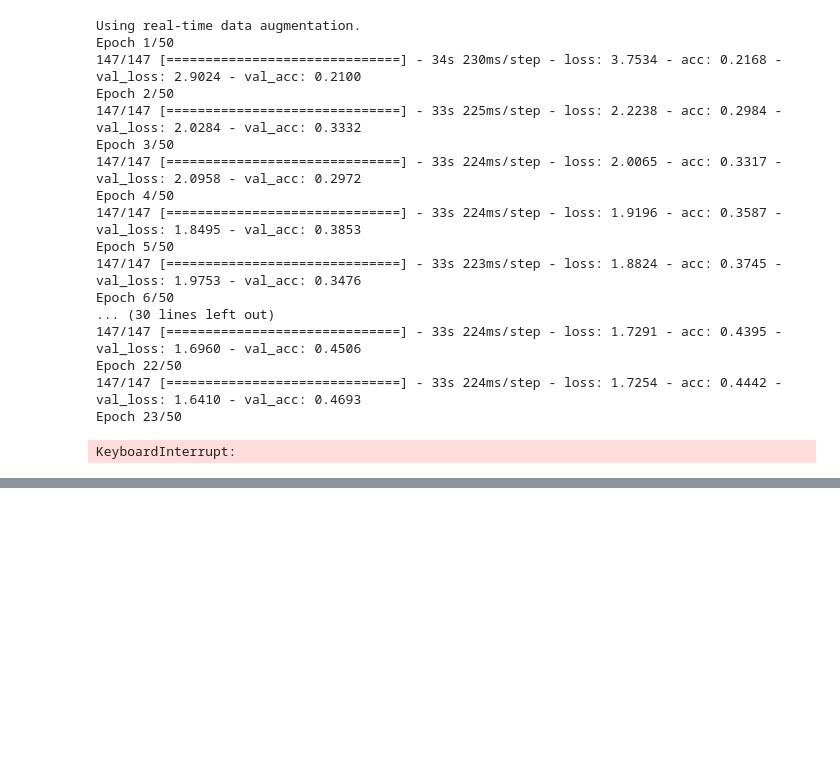
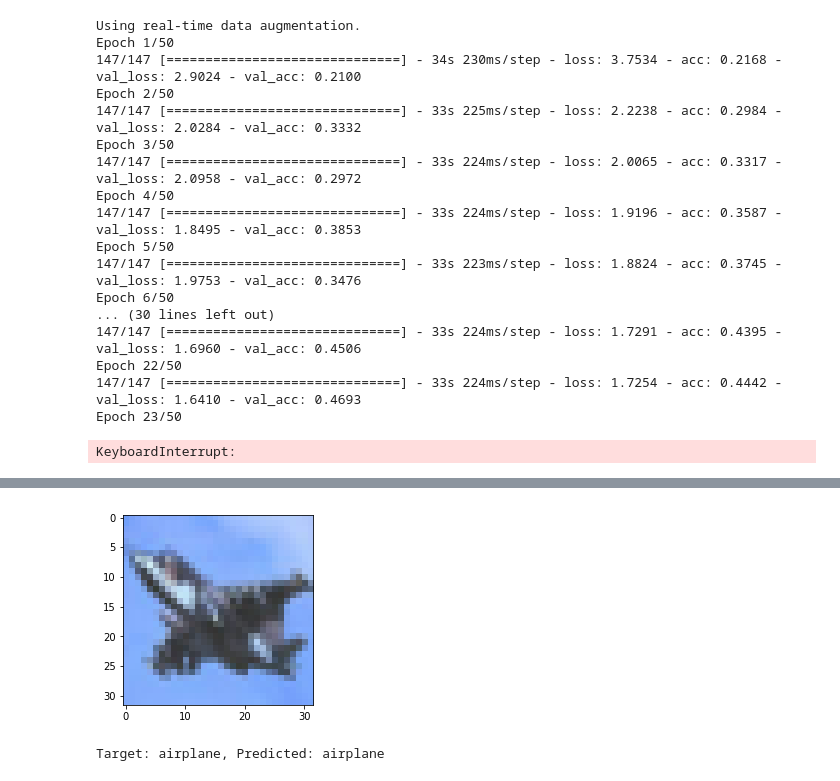
Before and after one commit to T3am5hark/Transform-CNNs, a Jupyter notebook: CIFAR-10-xfrm-CNN.ipynb, the cells around one changed output, grey strips where cells are left out. Drawn from its saved outputs; the diff is of its cells as text; code cells hidden in the pictures; blank space fills up the shorter version.

```diff
--- a/CIFAR-10-xfrm-CNN.ipynb
+++ b/CIFAR-10-xfrm-CNN.ipynb
@@ -282,2 +329,13 @@ print('{0} hits, {1} misses ({2}%)'.format(len(hits), len(misses), len(hits)/flo
+# %%
+# Look at examples of hits
+idx = hits[random.randint(0,len(hits))]
+im = testX_orig[idx]
+plt.figure(figsize=(3.5,3.5))
+plt.imshow(im)
+plt.show()
+print('Target: {0}, Predicted: {1}'.format(cifar10_names[targets[idx]], cifar10_names[preds[idx]]))
+# %% [output]
+[figure, added]
+Target: airplane, Predicted: airplane
 # %%
 # Look at examples of misses
```
Also changed, not shown: parts of 24 cells of this notebook, 1 other file.
